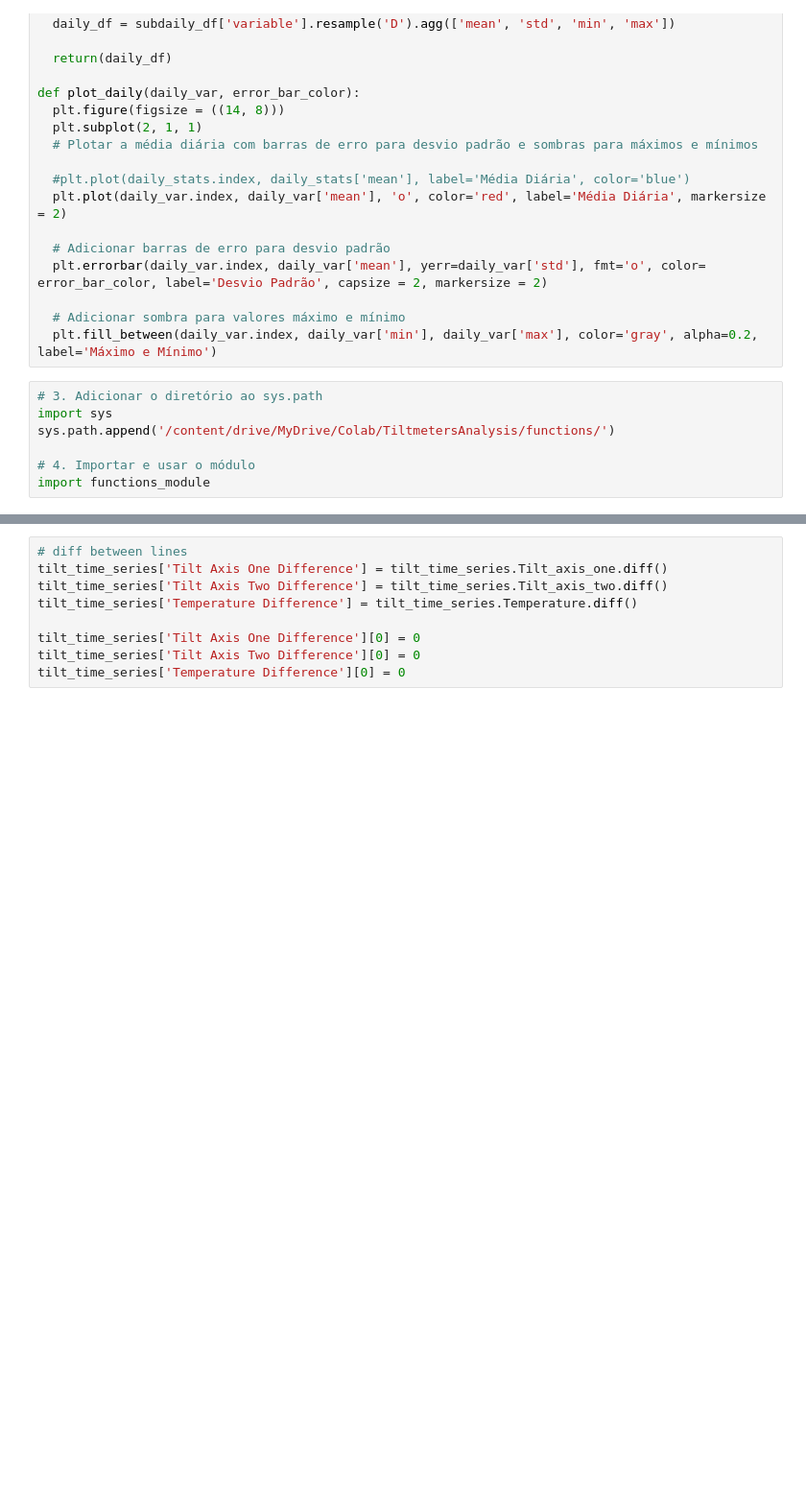
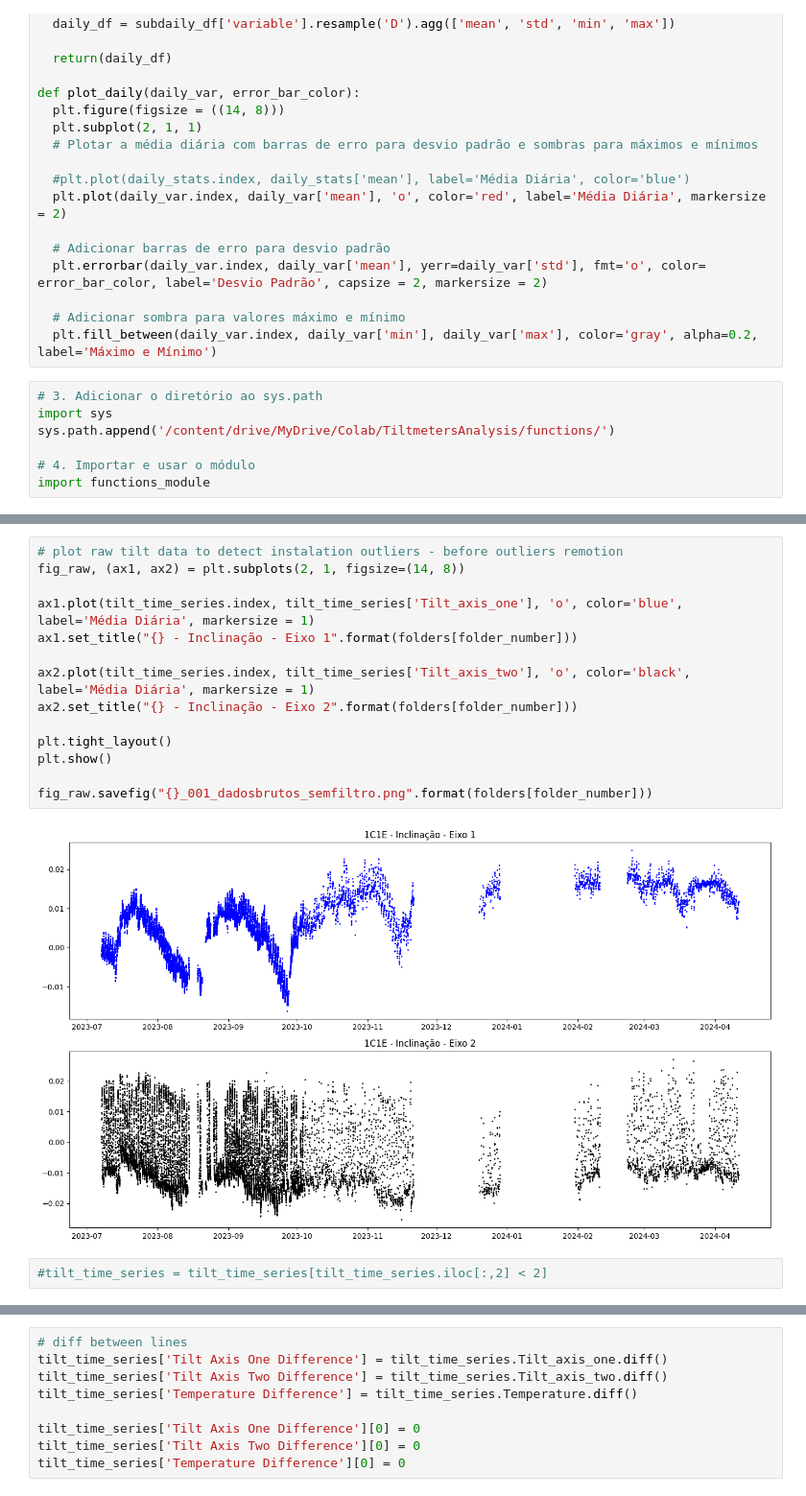
Before and after one commit to capozzolicaluan/TiltmeterAnalysis, a Jupyter notebook: Tiltimeter.ipynb, the cells around one changed output, grey strips where cells are left out. Shown at 96% size. Saved outputs shown, nothing was run; the diff lists cells and outputs as text; blank space fills up the shorter version.

```diff
--- a/Tiltimeter.ipynb
+++ b/Tiltimeter.ipynb
@@ -142,0 +176,18 @@ tilt_time_series = read_tilt_data(directory_file = directory_path, tilt_files_li
+# %%
+# plot raw tilt data to detect instalation outliers - before outliers remotion
+fig_raw, (ax1, ax2) = plt.subplots(2, 1, figsize=(14, 8))
+
+ax1.plot(tilt_time_series.index, tilt_time_series['Tilt_axis_one'], 'o', color='blue', label='Média Diária', markersize = 1)
+ax1.set_title("{} - Inclinação - Eixo 1".format(folders[folder_number]))
+
+ax2.plot(tilt_time_series.index, tilt_time_series['Tilt_axis_two'], 'o', color='black', label='Média Diária', markersize = 1)
+ax2.set_title("{} - Inclinação - Eixo 2".format(folders[folder_number]))
+
+plt.tight_layout()
+plt.show()
+
+fig_raw.savefig("{}_001_dadosbrutos_semfiltro.png".format(folders[folder_number]))
+# %% [output]
+[figure, added]
+# %%
+#tilt_time_series = tilt_time_series[tilt_time_series.iloc[:,2] < 2]
```
Also changed, not shown: parts of 24 cells of this notebook.
